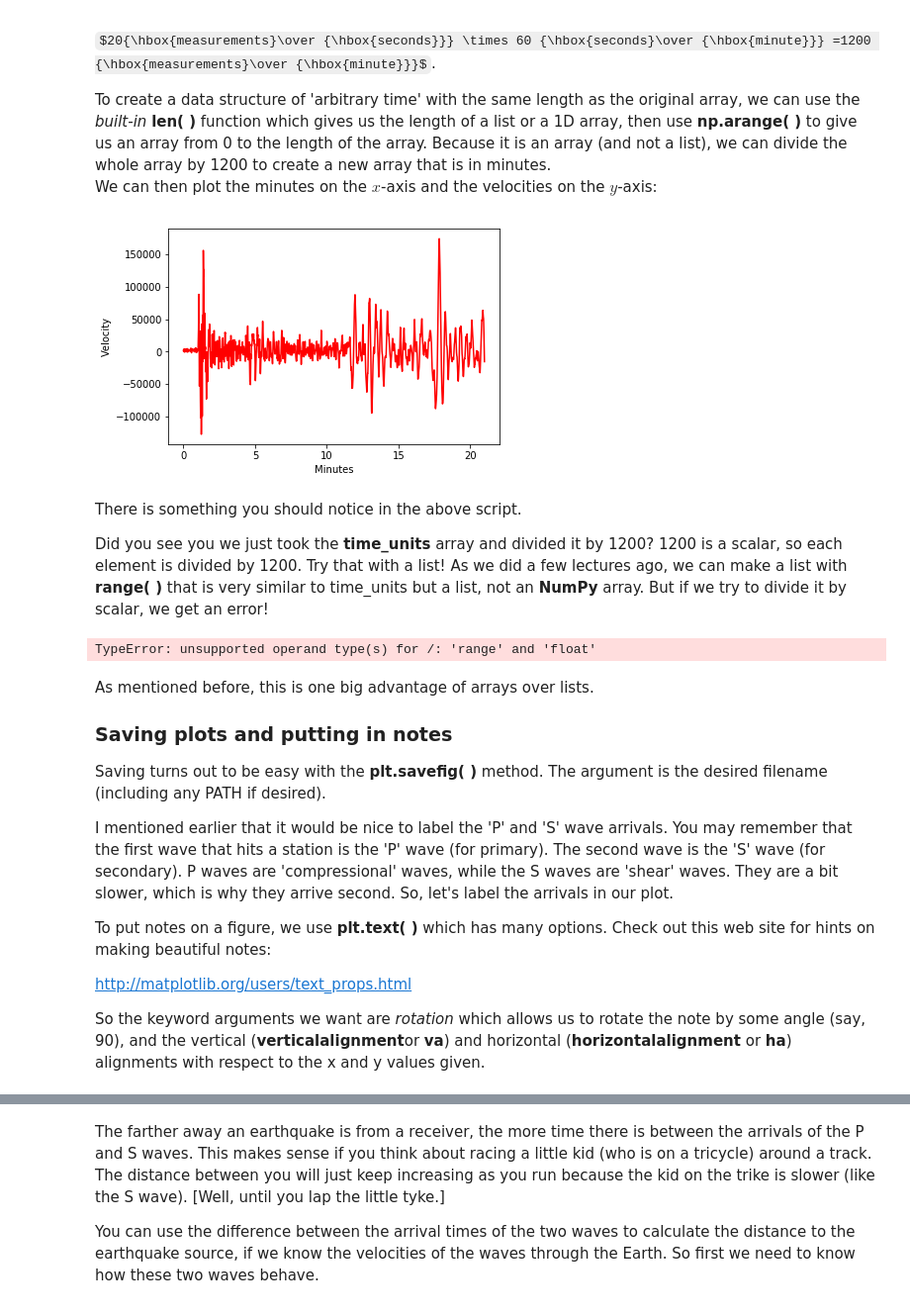
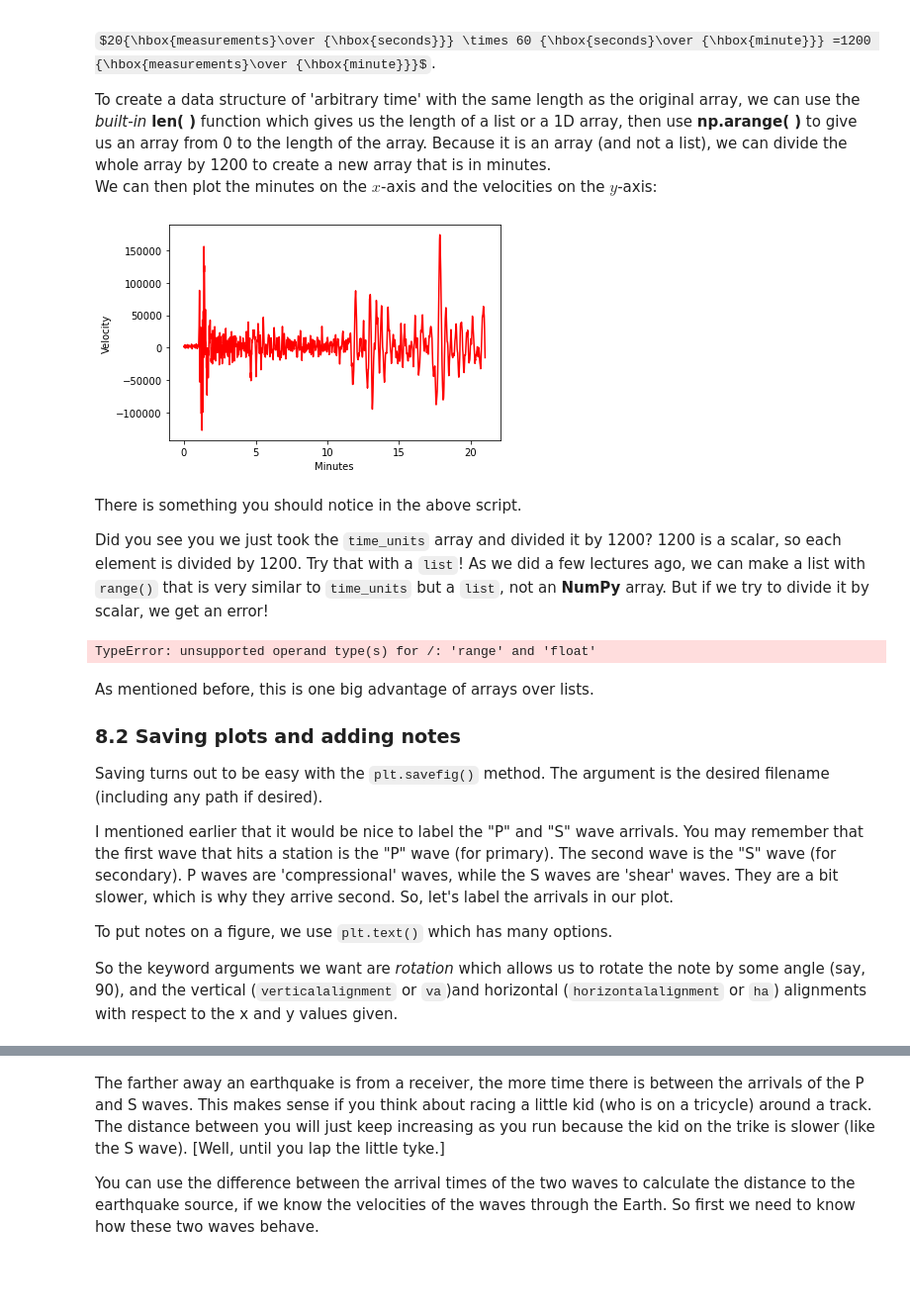
Before and after one commit to ltauxe/Python-for-Earth-Science-Students, a Jupyter notebook: Lecture_08.ipynb, the cells around one changed output, grey strips where cells are left out. Shown at 99% size. Drawn from its saved outputs; the diff is of its cells as text; code cells hidden in the pictures; some formulas as TeX source; blank space fills up the shorter version.

```diff
--- a/Lecture_08.ipynb
+++ b/Lecture_08.ipynb
@@ -41,21 +41,21 @@ $20{\hbox{measurements}\over {\hbox{seconds}}} \times 60 {\hbox{seconds}\over {\
 To create a data structure of 'arbitrary time' with the same length as the original array, we can use the _built-in_ **len( )** function which gives us the length of a list or a 1D array, then use **np.arange( )** to give us an array from 0 to the length of the array.  Because it is an array (and not a list), we can divide the whole array  by 1200 to create a new array that is in minutes.
 We can then plot the minutes on the $x$-axis and the velocities on the $y$-axis:
 # %%
-velocity=np.loadtxt('Datasets/seismicRecord/earthquake.txt') # read in data
-# remember np.arange?  it makes an array that is N long.
-# here, we want N to be the length of the velocity array, so len(velocity)
-time_units=np.arange(len(velocity)) # makes an array of arbitrary time units
-# now I want an array that is normalized to minutes:
-minutes=time_units/1200. # sampling rate=20/sec = 1/1200 minutes
-# the plt.plot method can plot X, versus Y with plt.plot(X,Y), so:
-plt.plot(minutes,velocity,'r-') # plots X=Minutes, Y= velocity as a red line
-# we can change the labels to reflect the new reality:
-plt.xlabel('Minutes') # puts a label on the X axis
-plt.ylabel('Velocity'); # puts a label on the Y axis
+velocity = np.loadtxt('Datasets/seismicRecord/earthquake.txt') # Read in data.
+# Remember np.arange?  It makes an array that is N long.
+# Here, we want N to be the length of the velocity array, so len(velocity).
+time_units = np.arange(len(velocity)) # Create an array of arbitrary time units.
+# Now I want an array that is normalized to minutes:
+minutes = time_units / 1200.0 # Sampling rate=20/sec = 1/1200 minutes.
+# The plt.plot method can plot X, versus Y with plt.plot(X, Y), so:
+plt.plot(minutes, velocity, 'r-') # plots X=Minutes, Y=velocity as a red line.
+# We can change the labels to reflect the new reality:
+plt.xlabel('Minutes')   # Insert a label on the X axis
+plt.ylabel('Velocity'); # Insert a label on the Y axis
 # %% [output]
-[figure, old version]
+[figure, new version]
 # %% [markdown]
 There is something you should notice in the above script.
 
-Did you see you we just took the **time_units** array and divided it by 1200?  1200 is  a scalar, so each element is divided by 1200.  Try that with a list! As we did a few lectures ago, we can make a list with **range( )** that is very similar to time_units but a list, not an **NumPy** array. But if we try to divide it by scalar, we get an error!
+Did you see you we just took the `time_units` array and divided it by 1200? 1200 is  a scalar, so each element is divided by 1200.  Try that with a `list`! As we did a few lectures ago, we can make a list with `range()` that is very similar to `time_units` but a `list`, not an **NumPy** array. But if we try to divide it by scalar, we get an error!
 # %%
@@ -66,15 +66,13 @@ TypeError: unsupported operand type(s) for /: 'range' and 'float'
 # %% [markdown]
 As mentioned before, this  is one big advantage of arrays over lists.
 
-### Saving plots and putting in  notes
+### 8.2 Saving plots and adding notes
 
-Saving turns out to be easy with the **plt.savefig( )** method.  The argument is the desired filename (including any PATH if desired).
+Saving turns out to be easy with the `plt.savefig()` method. The argument is the desired filename (including any path if desired).
 
-I mentioned earlier that it would be nice to label the 'P' and 'S' wave arrivals.  You may remember that the first wave that hits a station is the 'P' wave (for primary).  The second wave is the 'S' wave (for secondary).  P waves are 'compressional' waves, while the S waves are 'shear' waves. They are a bit slower, which is why they arrive second.  So, let's label the arrivals in our plot.
+I mentioned earlier that it would be nice to label the "P" and "S" wave arrivals. You may remember that the first wave that hits a station is the "P" wave (for primary). The second wave is the "S" wave (for secondary). P waves are 'compressional' waves, while the S waves are 'shear' waves. They are a bit slower, which is why they arrive second.  So, let's label the arrivals in our plot.
 
-To put notes on a figure, we use **plt.text( )** which has many options. Check out this web site for hints on making beautiful notes:
+To put notes on a figure, we use `plt.text()` which has many options.
 
-http://matplotlib.org/users/text_props.html
-
-So the keyword arguments we want are _rotation_ which allows us to rotate the note by some angle (say, 90), and the vertical (**verticalalignment**or **va**)	and horizontal (**horizontalalignment** or **ha**) alignments with respect to the x and y values given.
+So the keyword arguments we want are _rotation_ which allows us to rotate the note by some angle (say, 90), and the vertical (`verticalalignment` or `va`)and horizontal (`horizontalalignment` or `ha`) alignments with respect to the x and y values given.
 # %%
```
Also changed, not shown: parts of 34 cells of this notebook, 1 other file.
